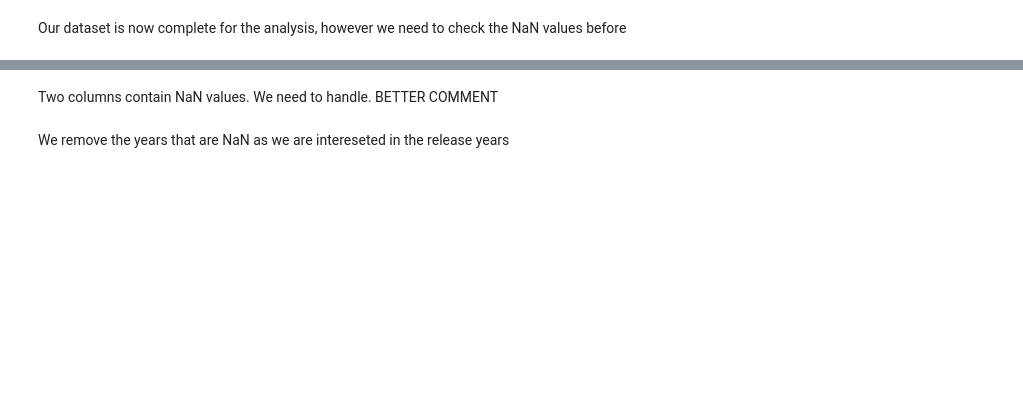
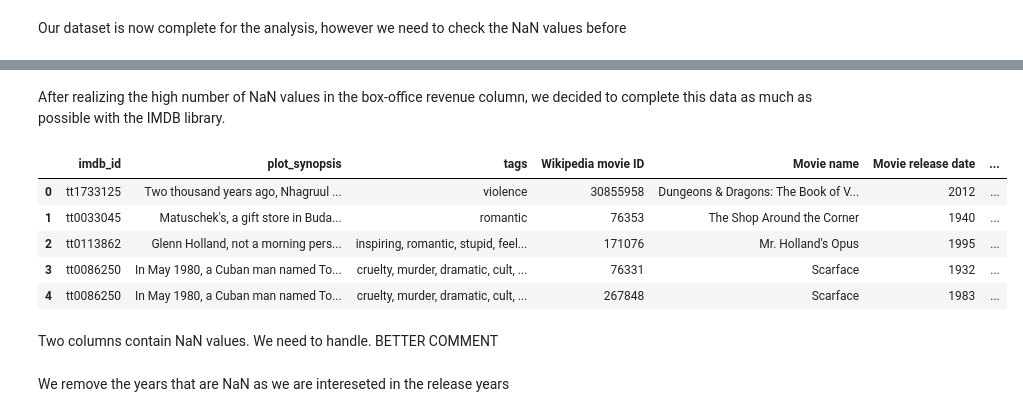
Before and after one commit to epfl-ada/ada-2024-project-padawans, a Jupyter notebook: results.ipynb, the cells around one changed output, grey strips where cells are left out. Saved outputs shown, nothing was run; the diff lists cells and outputs as text; code cells hidden in the pictures; blank space fills up the shorter version.

```diff
--- a/results.ipynb
+++ b/results.ipynb
@@ -251,3 +288,22 @@ plt.show()
+# %% [markdown]
+After realizing the high number of NaN values in the box-office revenue column, we decided to complete this data as much as possible with the IMDB library.
+# %%
+#Here is the file with completed box-office from Imdb (last column)
+new_movies_dataset = pd.read_csv('Data/movies_synopsis_comp.csv')
+
+# Add IMDB box office to original dataset
+IMDB_box_office = new_movies_dataset['IMDB Box-office']
+
+movies_ratings['IMDB Box-office'] = IMDB_box_office
+
+display(movies_ratings.head())
+# %% [output]
+|  | imdb_id | plot_synopsis | tags | Wikipedia movie ID | Movie name | Movie release date | ... |
+| 0 | tt1733125 | Two thousand years ago, Nhagruul ... | violence | 30855958 | Dungeons & Dragons: The Book of V... | 2012 | ... |
+| 1 | tt0033045 | Matuschek's, a gift store in Buda... | romantic | 76353 | The Shop Around the Corner | 1940 | ... |
+| 2 | tt0113862 | Glenn Holland, not a morning pers... | inspiring, romantic, stupid, feel... | 171076 | Mr. Holland's Opus | 1995 | ... |
+| 3 | tt0086250 | In May 1980, a Cuban man named To... | cruelty, murder, dramatic, cult, ... | 76331 | Scarface | 1932 | ... |
+| 4 | tt0086250 | In May 1980, a Cuban man named To... | cruelty, murder, dramatic, cult, ... | 267848 | Scarface | 1983 | ... |
 # %% [markdown]
 Two columns contain NaN values. We need to handle. BETTER COMMENT
 # %% [markdown]
```
Also changed, not shown: parts of 33 cells of this notebook, 2 other files.
